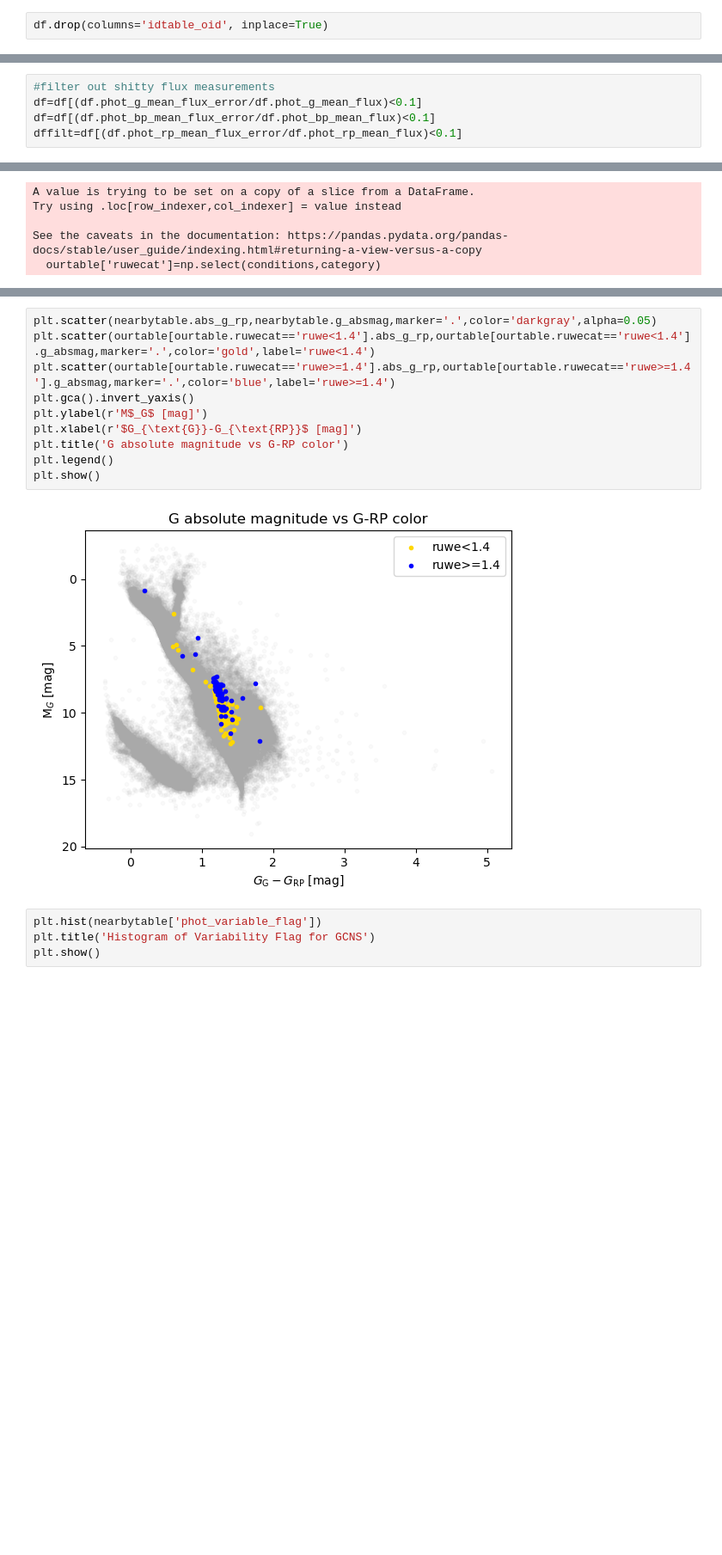
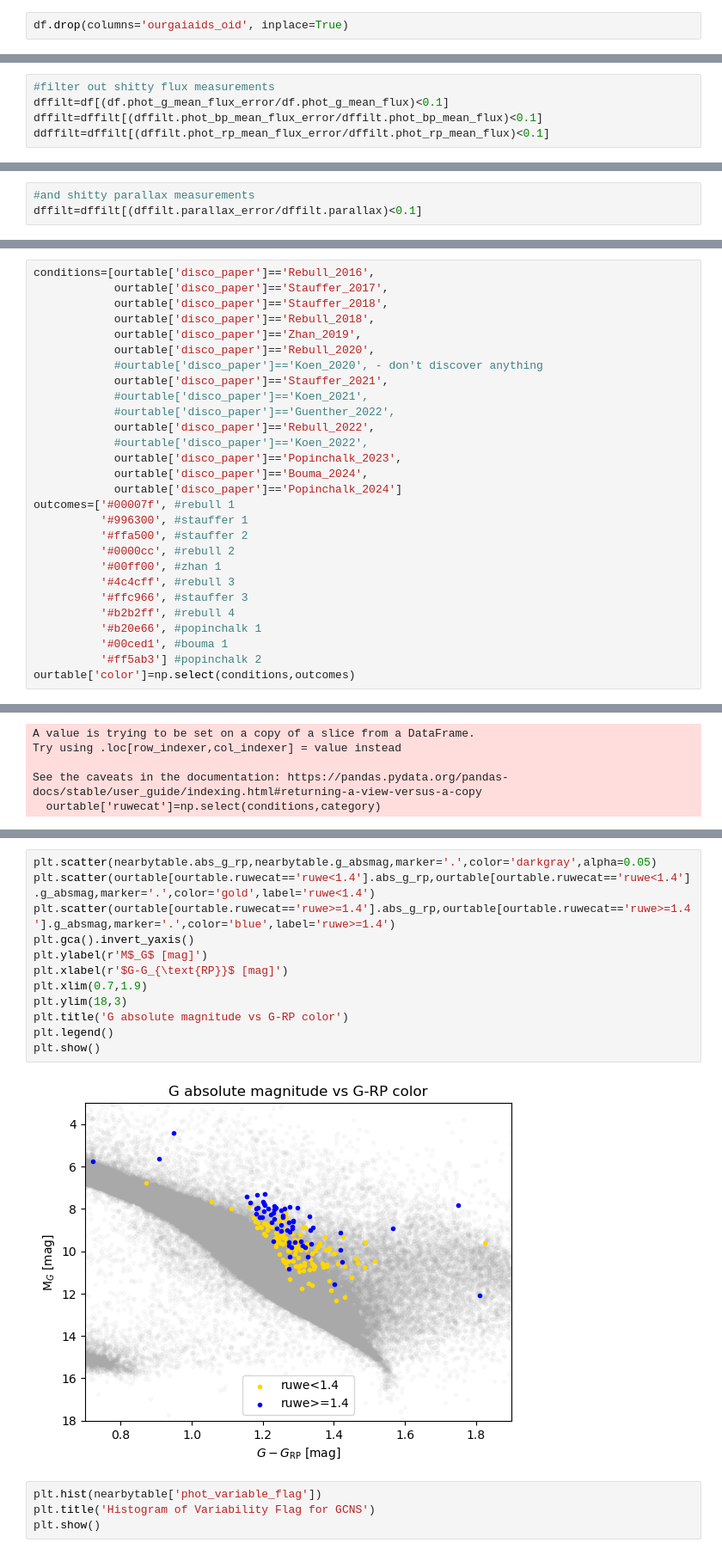
Before and after one commit to sarahedraves/SRMP-JMAG-Sarah, a Jupyter notebook: makingtable/gaiadatawithnearby.ipynb, the cells around one changed output, grey strips where cells are left out. Shown at 86% size. Saved outputs shown, nothing was run; the diff lists cells and outputs as text; blank space fills up the shorter version.

```diff
--- a/makingtable/gaiadatawithnearby.ipynb
+++ b/makingtable/gaiadatawithnearby.ipynb
@@ -7,7 +7,7 @@ pd.options.display.max_columns = None
 # %%
 df=pd.read_csv('gaiadatawithnearby.csv')
 # %%
-df.drop(columns='idtable_oid', inplace=True)
+df.drop(columns='ourgaiaids_oid', inplace=True)
 # %%
 milliarcsecs=df.parallax.values
 # %%
@@ -44,6 +44,6 @@ our table          194
 Name: count, dtype: int64
 # %%
 #filter out shitty flux measurements
-df=df[(df.phot_g_mean_flux_error/df.phot_g_mean_flux)<0.1]
-df=df[(df.phot_bp_mean_flux_error/df.phot_bp_mean_flux)<0.1]
-dffilt=df[(df.phot_rp_mean_flux_error/df.phot_rp_mean_flux)<0.1]
+dffilt=df[(df.phot_g_mean_flux_error/df.phot_g_mean_flux)<0.1]
+dffilt=dffilt[(dffilt.phot_bp_mean_flux_error/dffilt.phot_bp_mean_flux)<0.1]
+ddffilt=dffilt[(dffilt.phot_rp_mean_flux_error/dffilt.phot_rp_mean_flux)<0.1]
@@ -66 +50,4 @@ dffilt
+# %%
+#and shitty parallax measurements
+dffilt=dffilt[(dffilt.parallax_error/dffilt.parallax)<0.1]
 # %%
@@ -126,3 +118,31 @@ plt.show()
 #adding log color scale abilities
 from matplotlib.ticker import FuncFormatter
 import matplotlib.colors as colors
+# %%
+conditions=[ourtable['disco_paper']=='Rebull_2016',
+            ourtable['disco_paper']=='Stauffer_2017',
+            ourtable['disco_paper']=='Stauffer_2018',
+            ourtable['disco_paper']=='Rebull_2018',
+            ourtable['disco_paper']=='Zhan_2019',
+            ourtable['disco_paper']=='Rebull_2020',
+            #ourtable['disco_paper']=='Koen_2020', - don't discover anything
+            ourtable['disco_paper']=='Stauffer_2021',
+            #ourtable['disco_paper']=='Koen_2021',
+            #ourtable['disco_paper']=='Guenther_2022',
+            ourtable['disco_paper']=='Rebull_2022',
+            #ourtable['disco_paper']=='Koen_2022',
+            ourtable['disco_paper']=='Popinchalk_2023',
+            ourtable['disco_paper']=='Bouma_2024',
+            ourtable['disco_paper']=='Popinchalk_2024']
+outcomes=['#00007f', #rebull 1
+          '#996300', #stauffer 1
+          '#ffa500', #stauffer 2
+          '#0000cc', #rebull 2
+          '#00ff00', #zhan 1
+          '#4c4cff', #rebull 3
+          '#ffc966', #stauffer 3
+          '#b2b2ff', #rebull 4
+          '#b20e66', #popinchalk 1
+          '#00ced1', #bouma 1
+          '#ff5ab3'] #popinchalk 2
+ourtable['color']=np.select(conditions,outcomes)
@@ -183,15 +212,17 @@ plt.show()
 # %%
 plt.scatter(nearbytable.abs_g_rp,nearbytable.g_absmag,marker='.',color='darkgray',alpha=0.05)
 plt.scatter(ourtable[ourtable.ruwecat=='ruwe<1.4'].abs_g_rp,ourtable[ourtable.ruwecat=='ruwe<1.4'].g_absmag,marker='.',color='gold',label='ruwe<1.4')
 plt.scatter(ourtable[ourtable.ruwecat=='ruwe>=1.4'].abs_g_rp,ourtable[ourtable.ruwecat=='ruwe>=1.4'].g_absmag,marker='.',color='blue',label='ruwe>=1.4')
 plt.gca().invert_yaxis()
 plt.ylabel(r'M$_G$ [mag]')
-plt.xlabel(r'$G_{\text{G}}-G_{\text{RP}}$ [mag]')
+plt.xlabel(r'$G-G_{\text{RP}}$ [mag]')
+plt.xlim(0.7,1.9)
+plt.ylim(18,3)
 plt.title('G absolute magnitude vs G-RP color')
 plt.legend()
 plt.show()
 # %% [output]
-[figure, old version]
+[figure, new version]
 # %%
 plt.hist(nearbytable['phot_variable_flag'])
 plt.title('Histogram of Variability Flag for GCNS')
```
Also changed, not shown: parts of 18 cells of this notebook, 25 other files.
